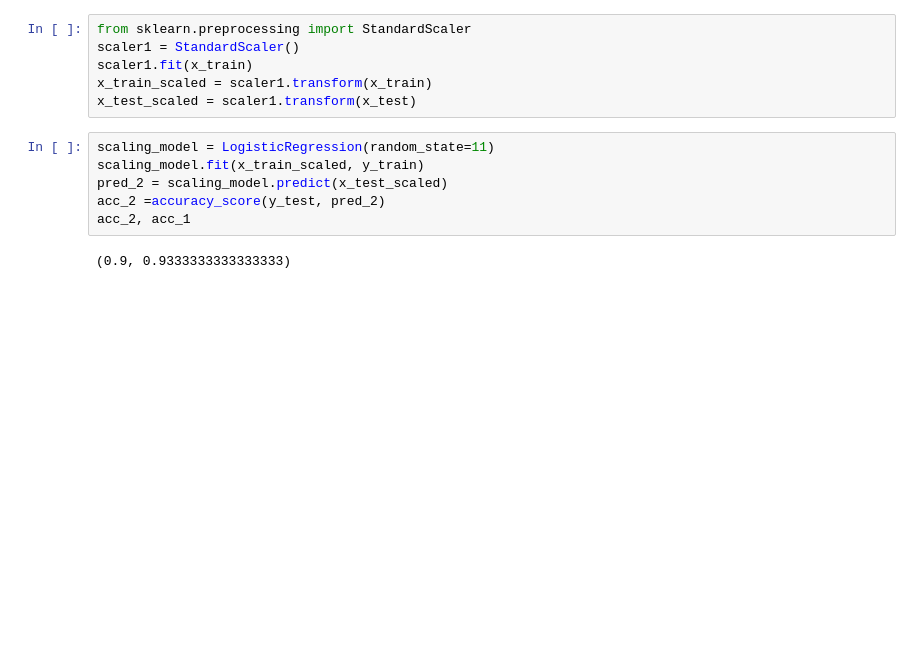
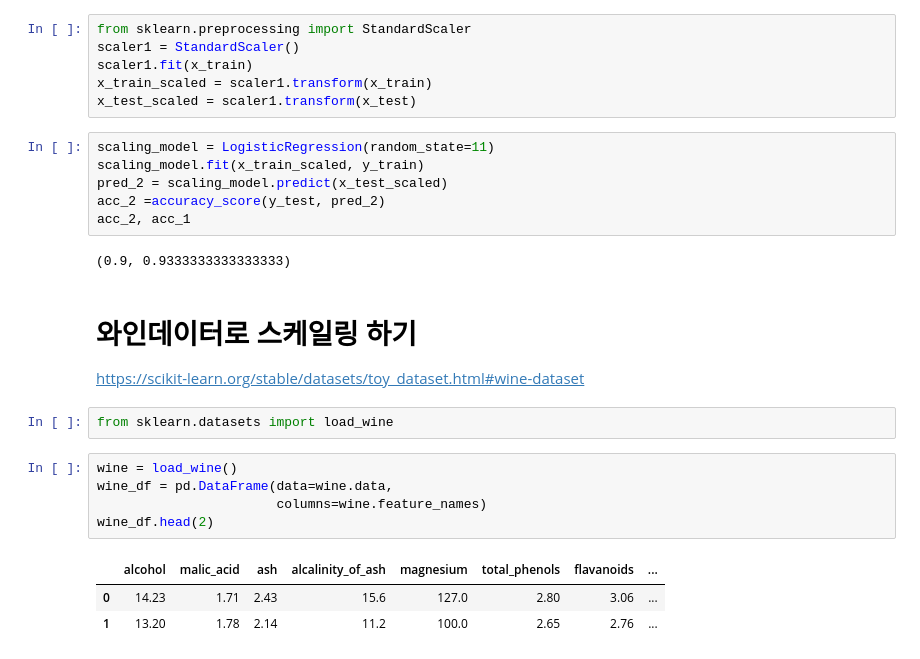
Before and after one commit to sjun4040/hipython_rep, a Jupyter notebook: 31.사이킷런탐색.ipynb, the cells around one changed output. Saved outputs shown, nothing was run; the diff lists cells and outputs as text; blank space fills up the shorter version.

```diff
--- a/31.사이킷런탐색.ipynb
+++ b/31.사이킷런탐색.ipynb
@@ -338,3 +340,17 @@ acc_2 =accuracy_score(y_test, pred_2)
 acc_2, acc_1
 # %% [output]
 (0.9, 0.9333333333333333)
+# %% [markdown]
+# 와인데이터로 스케일링 하기
+https://scikit-learn.org/stable/datasets/toy_dataset.html#wine-dataset
+# %%
+from sklearn.datasets import load_wine
+# %%
+wine = load_wine()
+wine_df = pd.DataFrame(data=wine.data,
+                       columns=wine.feature_names)
+wine_df.head(2)
+# %% [output]
+|  | alcohol | malic_acid | ash | alcalinity_of_ash | magnesium | total_phenols | flavanoids | ... |
+| 0 | 14.23 | 1.71 | 2.43 | 15.6 | 127.0 | 2.80 | 3.06 | ... |
+| 1 | 13.20 | 1.78 | 2.14 | 11.2 | 100.0 | 2.65 | 2.76 | ... |
```
Also changed, not shown: parts of 24 cells of this notebook, 1 other file.
